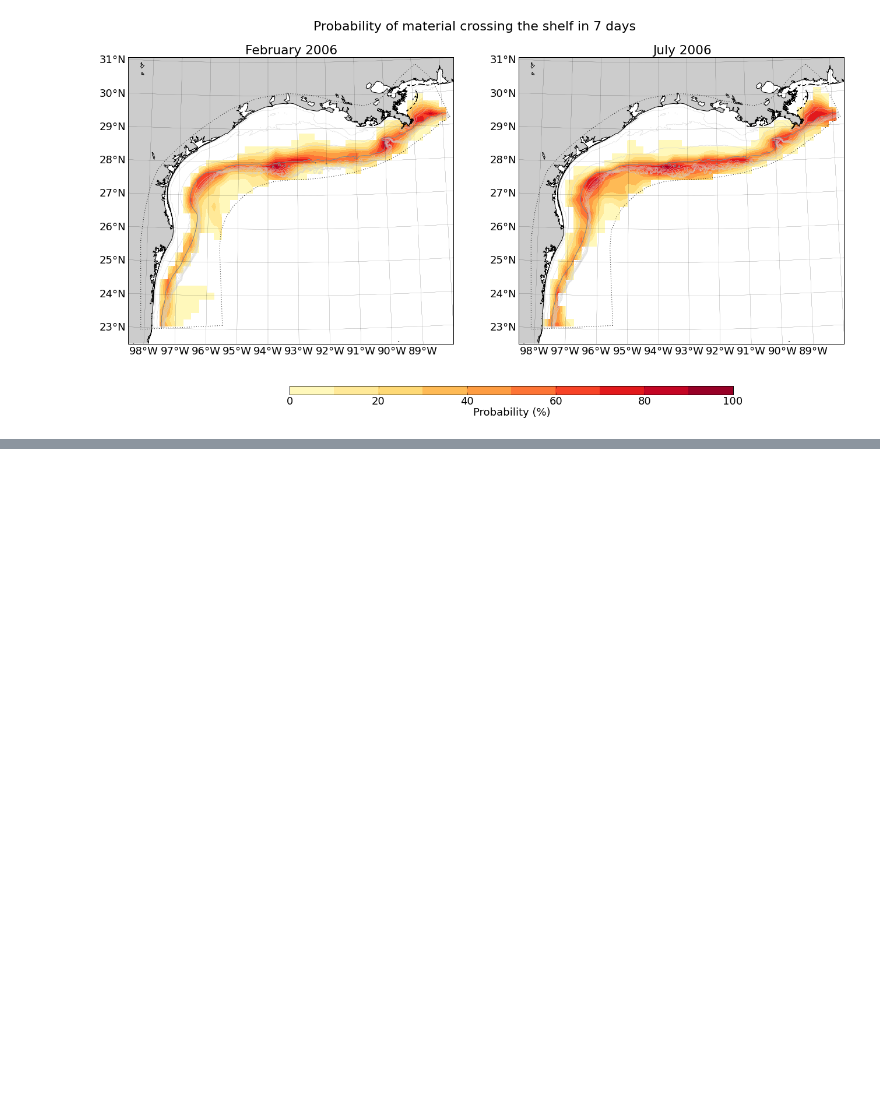
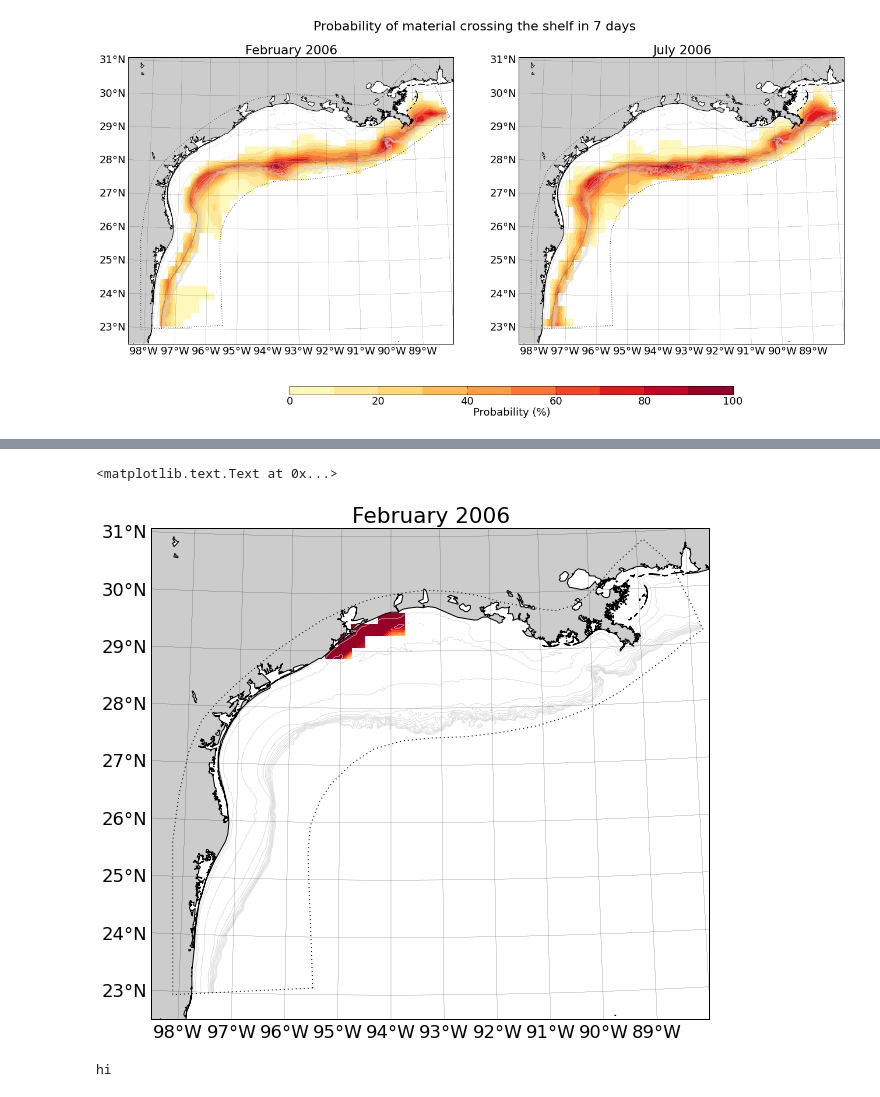
Before and after one commit to kthyng/gisr, a Jupyter notebook: all_f.ipynb, the cells around one changed output, grey strips where cells are left out. Drawn from its saved outputs; the diff is of its cells as text; code cells hidden in the pictures; blank space fills up the shorter version.

```diff
--- a/all_f.ipynb
+++ b/all_f.ipynb
@@ -396,0 +519,24 @@ reload(tracpy.plotting)
+# %%
+# Read in a grid around Galveston Bay
+grid_galv = tracpy.inout.readgrid(loc, llcrnrlon=-96, llcrnrlat=28, urcrnrlon=-92.5, urcrnrlat=30.1)
+# %%
+matplotlib.rcParams.update({'font.size': 18})
+fig = figure(figsize=(22,10))
+
+ax = fig.add_subplot(1,2,1)
+tracpy.plotting.background(grid_galv)
+HF, xeF, yeF = histogram2d(xF, yF, bins=(40,40), \
+                        range=[[grid_galv['xr'].min(), grid_galv['xr'].max()], \
+                                [grid_galv['yr'].min(), grid_galv['yr'].max()]], weights=weightsF*100)
+HF[HF==0] = np.nan
+HF[HF>100] = 100
+XE, YE = np.meshgrid(op.resize(xeF,0), op.resize(yeF,0))
+contourf(XE, YE, HF.T, cmap='YlOrRd', levels=np.linspace(0,100,11))
+title("February 2006")
+# %% [output]
+<matplotlib.text.Text at 0x...>
+[figure, added]
+# %%
+print 'hi'
+# %% [output]
+hi
```
Also changed, not shown: parts of 9 cells of this notebook.
